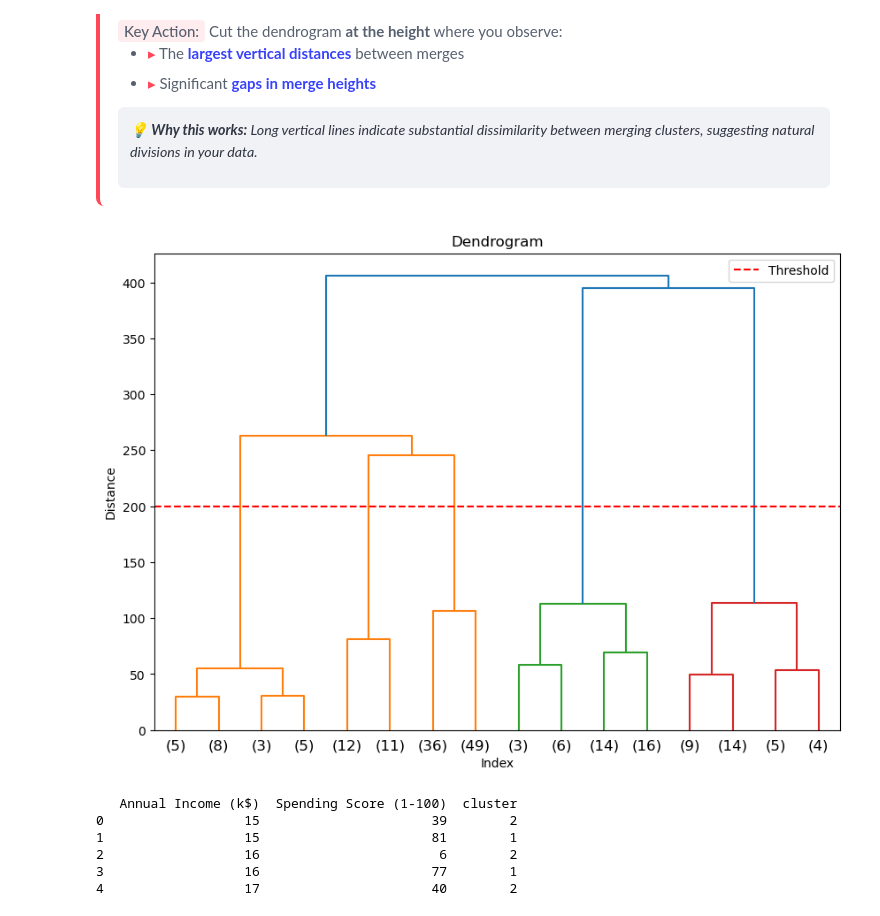
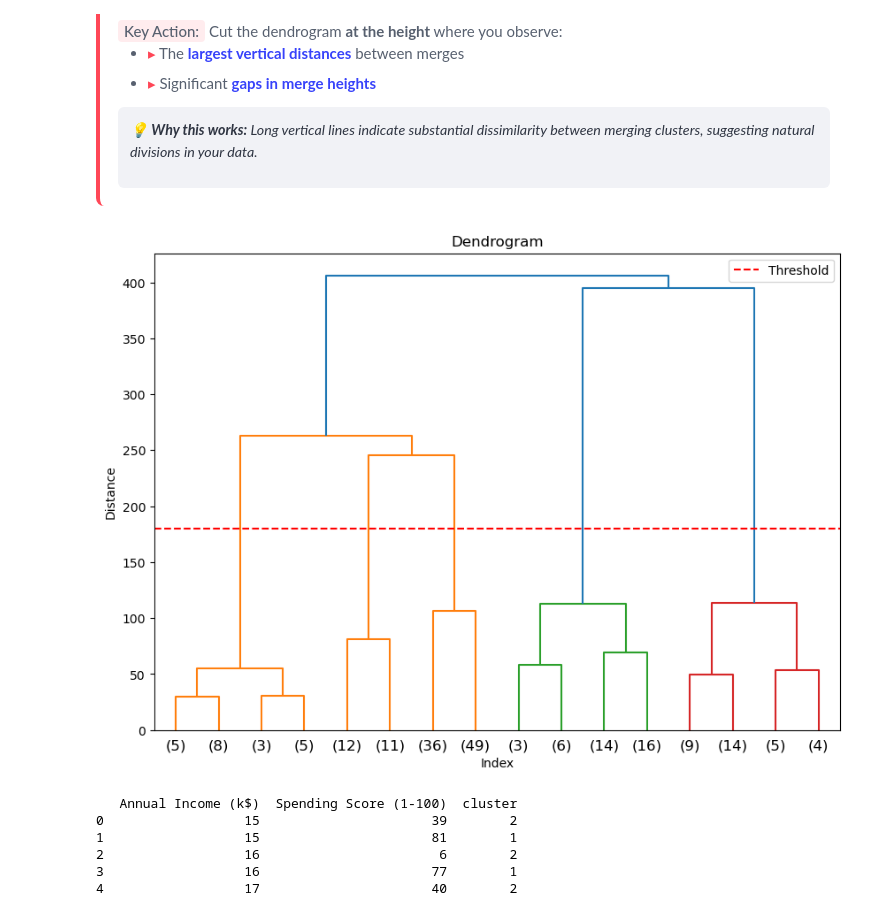
Before and after one commit to furqank73/Unsupervised_learning, a Jupyter notebook: Clustering_Marketing_Project/hierarchical_clustering/hierarchical.ipynb, the cells around one changed output. Saved outputs shown, nothing was run; the diff lists cells and outputs as text; code cells hidden in the pictures.

```diff
--- a/hierarchical_clustering/hierarchical.ipynb
+++ b/Clustering_Marketing_Project/hierarchical_clustering/hierarchical.ipynb
@@ -131,17 +131,18 @@ plt.show()
     </p>
 </div>
 # %%
+y1 = 180  # Set the threshold value for the horizontal cut (adjust as needed)
 plt.figure(figsize=(10, 7))
 plt.title('Dendrogram')
 plt.xlabel('Index')
 plt.ylabel('Distance')
 plt.xticks([])
 dendrogram(Z, truncate_mode='level', p=3)
 plt.axhline(y=y1, color='red', linestyle='--', label='Threshold')
 plt.legend()
 plt.show()
 # %% [output]
-[figure, old version]
+[figure, new version]
 # %%
 clusters = fcluster(Z, 5, criterion='maxclust')
 df['cluster'] = clusters
```
Also changed, not shown: parts of 1 cell of this notebook, 12 other files.
